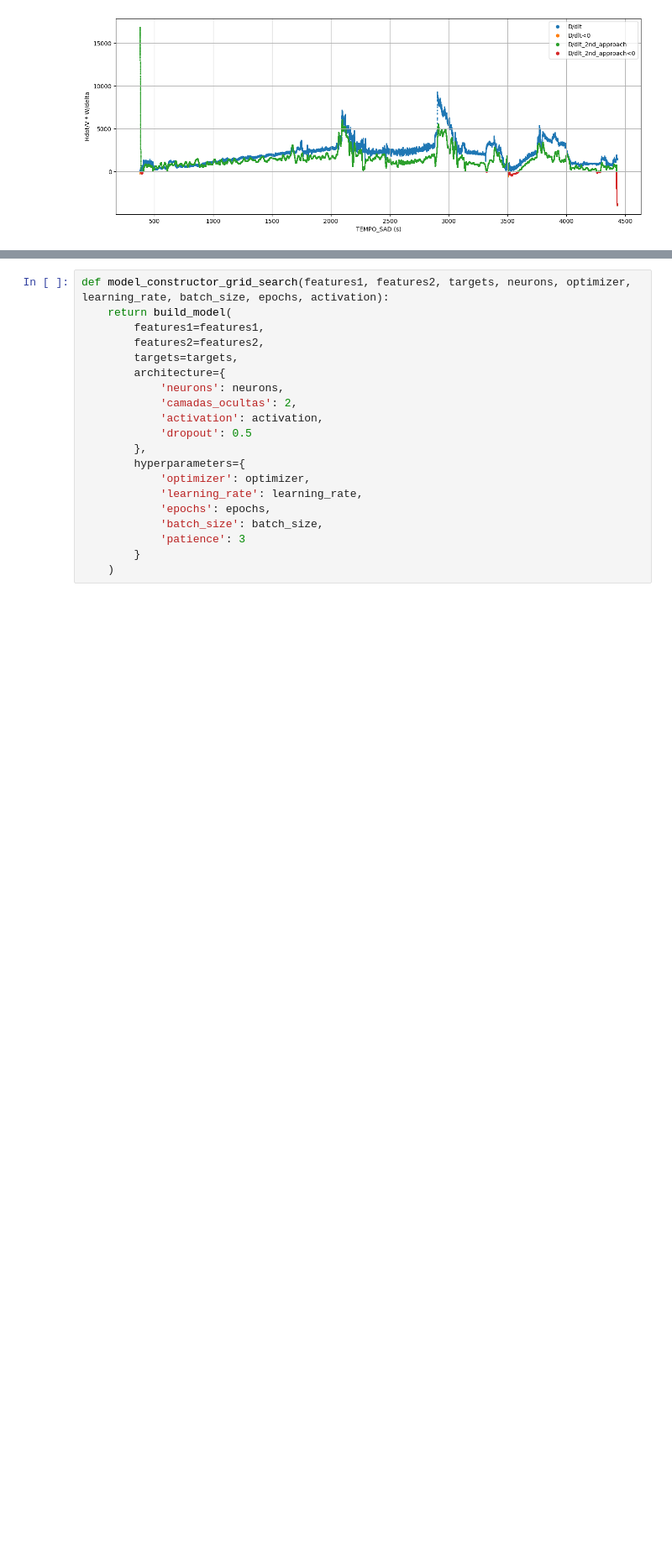
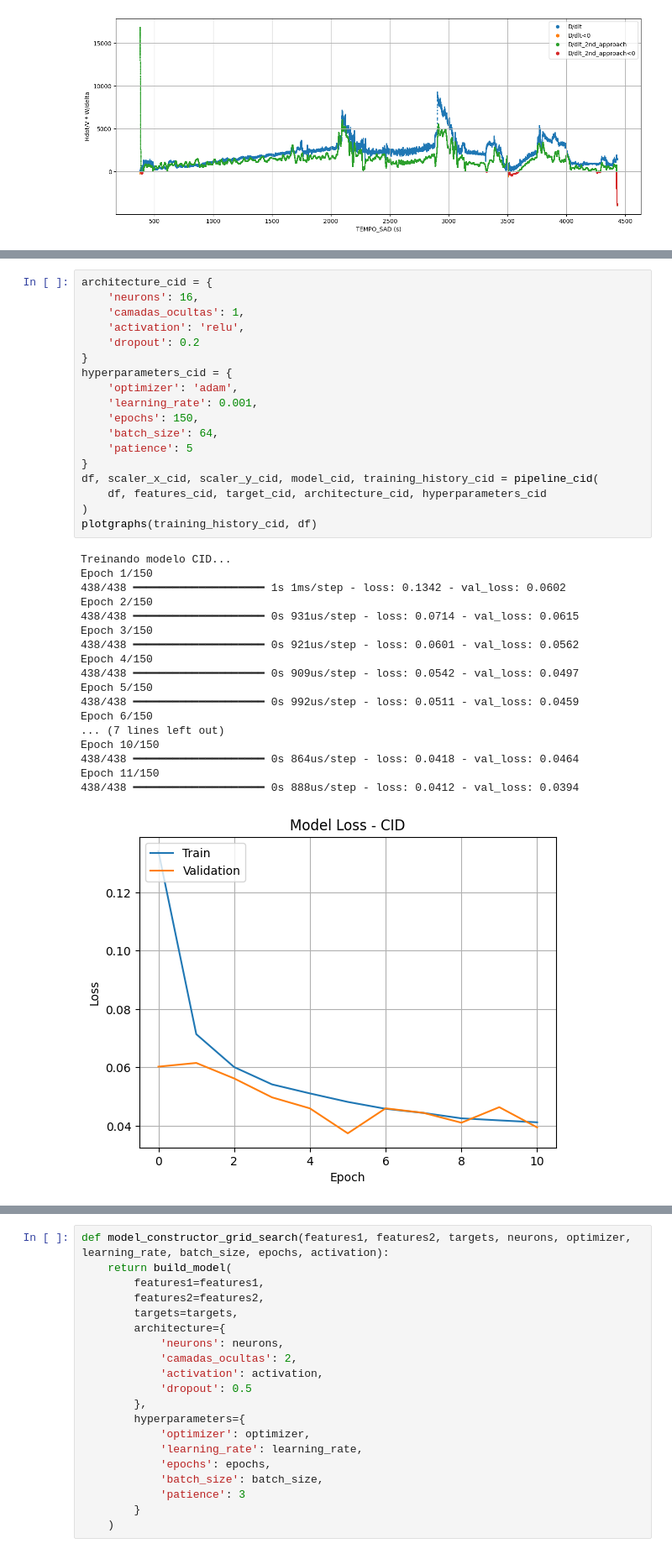
Before and after one commit to ymarcal/PMG, a Jupyter notebook: scriptPMG_refactored.ipynb, the cells around one changed output, grey strips where cells are left out. Shown at 84% size. Cells and saved outputs as stored; diff of their text form; blank space fills up the shorter version.

```diff
--- a/scriptPMG_refactored.ipynb
+++ b/scriptPMG_refactored.ipynb
@@ -1155,0 +1311,37 @@ for filename, grupo in subset.groupby('filename'):
+# %%
+architecture_cid = {
+    'neurons': 16,
+    'camadas_ocultas': 1,
+    'activation': 'relu',
+    'dropout': 0.2
+}
+hyperparameters_cid = {
+    'optimizer': 'adam',
+    'learning_rate': 0.001,
+    'epochs': 150,
+    'batch_size': 64,
+    'patience': 5
+}
+df, scaler_x_cid, scaler_y_cid, model_cid, training_history_cid = pipeline_cid(
+    df, features_cid, target_cid, architecture_cid, hyperparameters_cid
+)
+plotgraphs(training_history_cid, df)
+# %% [output]
+Treinando modelo CID...
+Epoch 1/150
+438/438 ━━━━━━━━━━━━━━━━━━━━ 1s 1ms/step - loss: 0.1342 - val_loss: 0.0602
+Epoch 2/150
+438/438 ━━━━━━━━━━━━━━━━━━━━ 0s 931us/step - loss: 0.0714 - val_loss: 0.0615
+Epoch 3/150
+438/438 ━━━━━━━━━━━━━━━━━━━━ 0s 921us/step - loss: 0.0601 - val_loss: 0.0562
+Epoch 4/150
+438/438 ━━━━━━━━━━━━━━━━━━━━ 0s 909us/step - loss: 0.0542 - val_loss: 0.0497
+Epoch 5/150
+438/438 ━━━━━━━━━━━━━━━━━━━━ 0s 992us/step - loss: 0.0511 - val_loss: 0.0459
+Epoch 6/150
+... (7 lines left out)
+Epoch 10/150
+438/438 ━━━━━━━━━━━━━━━━━━━━ 0s 864us/step - loss: 0.0418 - val_loss: 0.0464
+Epoch 11/150
+438/438 ━━━━━━━━━━━━━━━━━━━━ 0s 888us/step - loss: 0.0412 - val_loss: 0.0394
+[figure, added]
```
Also changed, not shown: parts of 14 cells of this notebook.
